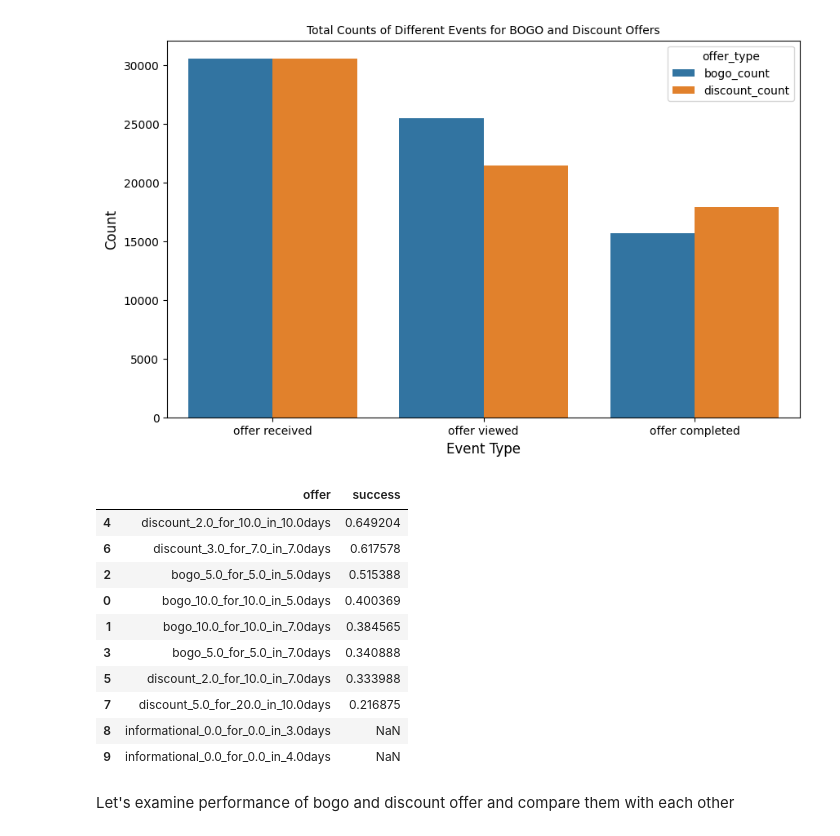
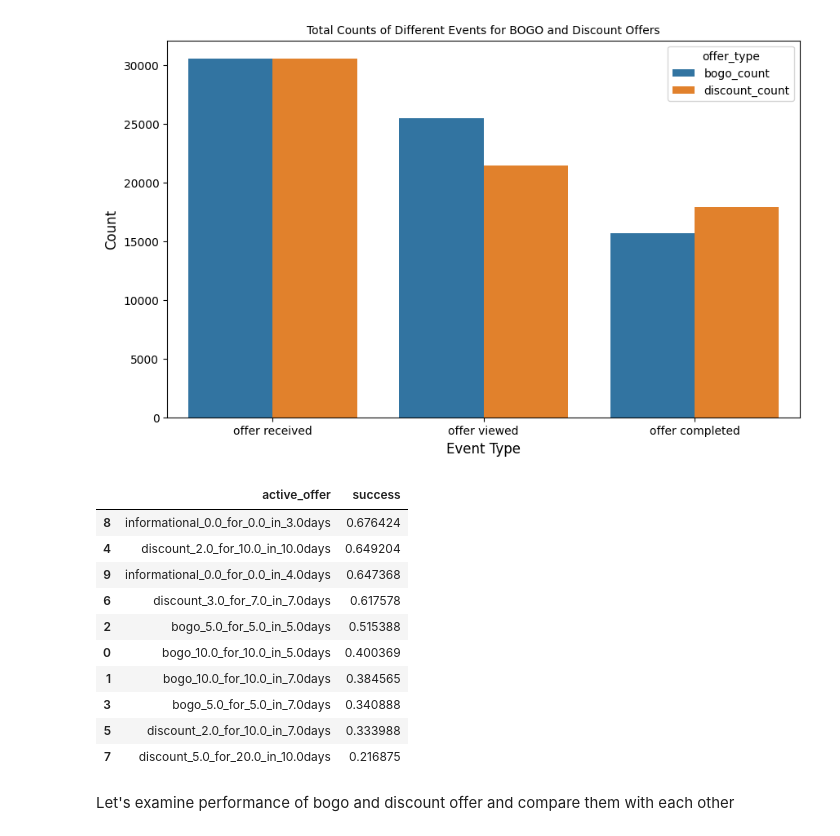
Before and after one commit to yashnayi234/starbucks_capstone1, a Jupyter notebook: Starbucks_Capstone_notebook.ipynb, the cells around one changed output. Saved outputs shown, nothing was run; the diff lists cells and outputs as text; code cells hidden in the pictures.

```diff
--- a/Starbucks_Capstone_notebook.ipynb
+++ b/Starbucks_Capstone_notebook.ipynb
@@ -1161,16 +1256,17 @@ def prepare_final_dataframe(outcome, portfolio, profile):
 # %%
 def prepare_offer_completion(data):
     '''
-    Cleans dataframe for further analysis based on offer completion.
+        Cleans the dataframe for analysis on offer completion.
 
-    INPUT:
-    df - the dataframe to be cleaned
-    portfolio - dataframe with offer details
-    profile - dataframe with customer profile information
+        INPUT:
+            df : DataFrame to clean
+            portfolio : DataFrame with offer details
+            profile : DataFrame with customer info
 
-    OUTPUT:
-    combined - the cleaned dataframe
+        OUTPUT:
+            combined : Cleaned DataFrame for analysis.
     '''
+
     pd.options.mode.chained_assignment = None
 
     # Step 1: Compute success and unviewed success flags
@@ -1219,14 +1314,15 @@ Index(['customer_id', 'time', 'offer_id', 'num_offers', 'success',
 def construct_offer_transect(raw_data):
     '''
         INPUT:
-        data - The raw dataframe containing offer and transaction information.
+            data : Raw DataFrame with offer and transaction information.
 
         PROCESS:
-        Cleans and processes the dataset to analyze transactions during the validity period of offers.
+            Cleans and processes the dataset for transaction analysis during offer validity.
 
         OUTPUT:
-        cleaned_data - A refined dataframe ready for further analysis.
+            cleaned_data : Refined DataFrame ready for further analysis.
     '''
+
 
     # Convert duration from days to hours
     raw_data['duration_hours'] = pd.to_timedelta(raw_data['duration'], unit='D').dt.total_seconds() / 3600
@@ -1240,8 +1336,8 @@ def construct_offer_transect(raw_data):
 
     # Forward fill the offer for transactions occurring within the valid period
     raw_data['active_offer'] = np.where((raw_data['event'] == 'transaction') & (raw_data['time_remaining'] >= 0),
-                                         raw_data['offer'].ffill(),
-                                         raw_data['offer'])
+                                         raw_data['active_offer'].ffill(),
+                                         raw_data['active_offer'])
 
     # Filter out transactions that do not have a corresponding offer
     filtered_data = raw_data[~raw_data['active_offer'].isna()]
@@ -1250,11 +1346,11 @@ def construct_offer_transect(raw_data):
     relevant_data = filtered_data[(filtered_data['event'] == 'offer viewed') |
                                    (filtered_data['event'] == 'transaction')]
 
-    transaction_sums = relevant_data.groupby(['customer_id', 'offer'])['amount'].sum().reset_index()
+    transaction_sums = relevant_data.groupby(['customer_id', 'active_offer'])['amount'].sum().reset_index()
     transaction_sums.rename(columns={'amount': 'total_amount'}, inplace=True)
 
     # Merge transaction sums back into the relevant data
-    merged_data = pd.merge(relevant_data, transaction_sums, how='left', on=['customer_id', 'offer'])
+    merged_data = pd.merge(relevant_data, transaction_sums, how='left', on=['customer_id', 'active_offer'])
     merged_data['amount'] = np.where(merged_data['event'] == 'offer viewed',
                                        merged_data['total_amount'],
                                        merged_data['amount'])
@@ -1267,15 +1363,15 @@ def construct_offer_transect(raw_data):
 
     # Shift amount for transactions to associate them with 'offer received'
     transactions = cleaned_data[cleaned_data['event'] == 'transaction']
-    cleaned_data['amount'] = cleaned_data.groupby(['customer_id', 'offer'])['amount'].shift(-1).fillna(0)
+    cleaned_data['amount'] = cleaned_data.groupby(['customer_id', 'active_offer'])['amount'].shift(-1).fillna(0)
     cleaned_data = cleaned_data[cleaned_data['event'] == 'offer received']
 
     # Success indicators
     cleaned_data['success'] = (cleaned_data['amount'] > 0).astype(int)
-    cleaned_data['unviewed_success'] = -1
-    cleaned_data['failure'] = -1
-    cleaned_data['outcome'] = -1
-    cleaned_data['outcome_factor'] = -1
+    cleaned_data['unviewed_success'] = 0  # Indicates the offer was not viewed
+    cleaned_data['failure'] = 0  # Indicates no failure
+    cleaned_data['outcome'] = 2  # Indicates neutral outcome
+    cleaned_data['outcome_factor'] = 0  # No specific outcome factor
 
     # Merge customer profile data
     cleaned_data = pd.merge(cleaned_data, profile, how='left', on='customer_id')
@@ -1347,3 +1434,0 @@ final_data
-# %%
-final_data = final_data.drop(columns=['active_offer'])
-final_data.head()
@@ -1420,10 +1520,12 @@ plt.show()
 # %% [output]
 [figure]
 # %%
-pd.DataFrame(final_data.groupby(['offer'])['success'].mean()).reset_index().sort_values('success', ascending=False)
+pd.DataFrame(final_data.groupby(['active_offer'])['success'].mean()).reset_index().sort_values('success', ascending=False)
 # %% [output]
-|  | offer | success |
+|  | active_offer | success |
+| 8 | informational_0.0_for_0.0_in_3.0days | 0.676424 |
 | 4 | discount_2.0_for_10.0_in_10.0days | 0.649204 |
+| 9 | informational_0.0_for_0.0_in_4.0days | 0.647368 |
 | 6 | discount_3.0_for_7.0_in_7.0days | 0.617578 |
 | 2 | bogo_5.0_for_5.0_in_5.0days | 0.515388 |
 | 0 | bogo_10.0_for_10.0_in_5.0days | 0.400369 |
@@ -1431,8 +1533,6 @@ pd.DataFrame(final_data.groupby(['offer'])['success'].mean()).reset_index().sort
 | 3 | bogo_5.0_for_5.0_in_7.0days | 0.340888 |
 | 5 | discount_2.0_for_10.0_in_7.0days | 0.333988 |
 | 7 | discount_5.0_for_20.0_in_10.0days | 0.216875 |
-| 8 | informational_0.0_for_0.0_in_3.0days | NaN |
-| 9 | informational_0.0_for_0.0_in_4.0days | NaN |
 # %% [markdown]
 Let's examine performance of bogo and discount offer and compare them with each other
 # %%
```
Also changed, not shown: parts of 70 cells of this notebook.
